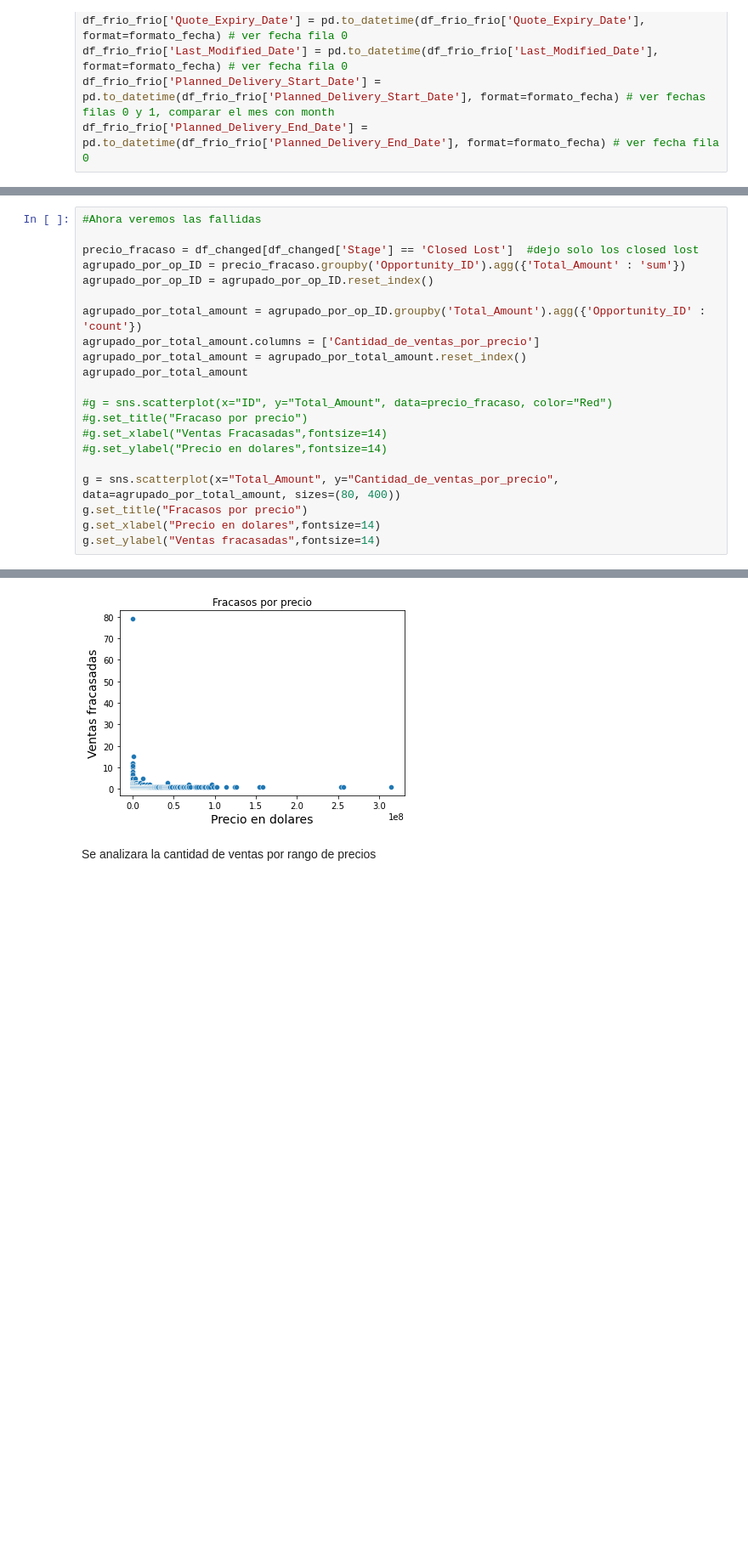
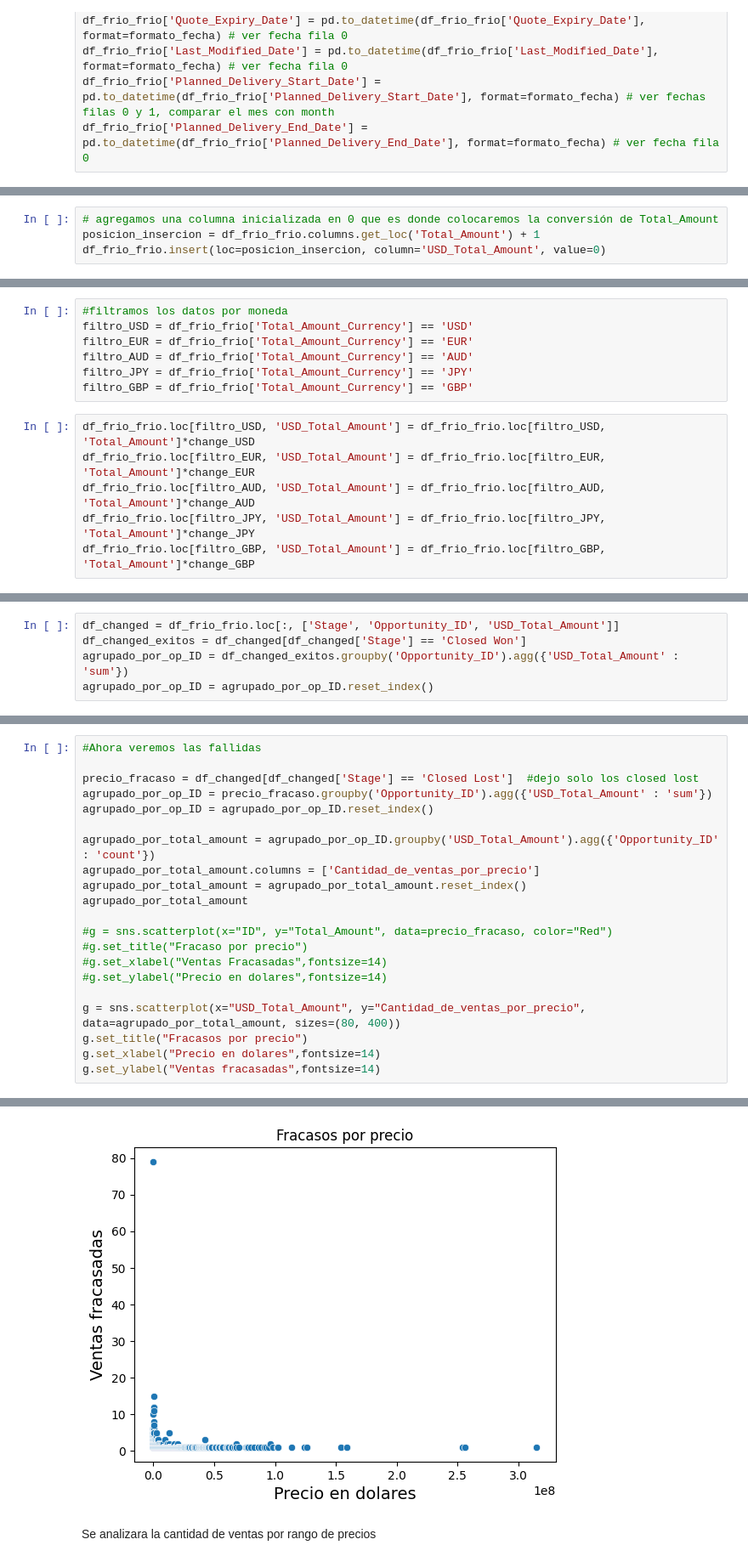
Before and after one commit to joaquinhojman/Entrenamieto_ECI_2020, a Jupyter notebook: TP1.ipynb, the cells around one changed output, grey strips where cells are left out. Shown at 85% size. Cells and saved outputs as stored; diff of their text form; blank space fills up the shorter version.

```diff
--- a/TP1.ipynb
+++ b/TP1.ipynb
@@ -99,0 +105,4 @@ df_frio_frio['Planned_Delivery_End_Date'] = pd.to_datetime(df_frio_frio['Planned
+# %%
+# agregamos una columna inicializada en 0 que es donde colocaremos la conversión de Total_Amount
+posicion_insercion = df_frio_frio.columns.get_loc('Total_Amount') + 1
+df_frio_frio.insert(loc=posicion_insercion, column='USD_Total_Amount', value=0)
@@ -100 +127,14 @@ df_frio_frio['Planned_Delivery_End_Date'] = pd.to_datetime(df_frio_frio['Planned
+# %%
+#filtramos los datos por moneda
+filtro_USD = df_frio_frio['Total_Amount_Currency'] == 'USD'
+filtro_EUR = df_frio_frio['Total_Amount_Currency'] == 'EUR'
+filtro_AUD = df_frio_frio['Total_Amount_Currency'] == 'AUD'
+filtro_JPY = df_frio_frio['Total_Amount_Currency'] == 'JPY'
+filtro_GBP = df_frio_frio['Total_Amount_Currency'] == 'GBP'
+# %%
+df_frio_frio.loc[filtro_USD, 'USD_Total_Amount'] = df_frio_frio.loc[filtro_USD, 'Total_Amount']*change_USD
+df_frio_frio.loc[filtro_EUR, 'USD_Total_Amount'] = df_frio_frio.loc[filtro_EUR, 'Total_Amount']*change_EUR
+df_frio_frio.loc[filtro_AUD, 'USD_Total_Amount'] = df_frio_frio.loc[filtro_AUD, 'Total_Amount']*change_AUD
+df_frio_frio.loc[filtro_JPY, 'USD_Total_Amount'] = df_frio_frio.loc[filtro_JPY, 'Total_Amount']*change_JPY
+df_frio_frio.loc[filtro_GBP, 'USD_Total_Amount'] = df_frio_frio.loc[filtro_GBP, 'Total_Amount']*change_GBP
 # %%
@@ -345,0 +392,5 @@ Text(0, 0.5, 'Ventas exitosas')
+# %%
+df_changed = df_frio_frio.loc[:, ['Stage', 'Opportunity_ID', 'USD_Total_Amount']]
+df_changed_exitos = df_changed[df_changed['Stage'] == 'Closed Won']
+agrupado_por_op_ID = df_changed_exitos.groupby('Opportunity_ID').agg({'USD_Total_Amount' : 'sum'})
+agrupado_por_op_ID = agrupado_por_op_ID.reset_index()
@@ -362,27 +446,27 @@ df_changed[df_changed['Stage'] == 'Closed Won']
 # %%
 #Ahora veremos las fallidas
 
 precio_fracaso = df_changed[df_changed['Stage'] == 'Closed Lost']  #dejo solo los closed lost
-agrupado_por_op_ID = precio_fracaso.groupby('Opportunity_ID').agg({'Total_Amount' : 'sum'})
+agrupado_por_op_ID = precio_fracaso.groupby('Opportunity_ID').agg({'USD_Total_Amount' : 'sum'})
 agrupado_por_op_ID = agrupado_por_op_ID.reset_index()
 
-agrupado_por_total_amount = agrupado_por_op_ID.groupby('Total_Amount').agg({'Opportunity_ID' : 'count'})
+agrupado_por_total_amount = agrupado_por_op_ID.groupby('USD_Total_Amount').agg({'Opportunity_ID' : 'count'})
 agrupado_por_total_amount.columns = ['Cantidad_de_ventas_por_precio']
 agrupado_por_total_amount = agrupado_por_total_amount.reset_index()
 agrupado_por_total_amount
 
 #g = sns.scatterplot(x="ID", y="Total_Amount", data=precio_fracaso, color="Red")
 #g.set_title("Fracaso por precio")
 #g.set_xlabel("Ventas Fracasadas",fontsize=14)
 #g.set_ylabel("Precio en dolares",fontsize=14)
 
-g = sns.scatterplot(x="Total_Amount", y="Cantidad_de_ventas_por_precio", data=agrupado_por_total_amount, sizes=(80, 400))
+g = sns.scatterplot(x="USD_Total_Amount", y="Cantidad_de_ventas_por_precio", data=agrupado_por_total_amount, sizes=(80, 400))
 g.set_title("Fracasos por precio")
 g.set_xlabel("Precio en dolares",fontsize=14)
 g.set_ylabel("Ventas fracasadas",fontsize=14)
 # %% [output]
 Text(0, 0.5, 'Ventas fracasadas')
-[figure, old version]
+[figure, new version]
 # %% [markdown]
 Se analizara la cantidad de ventas por rango de precios
 # %%
```
Also changed, not shown: parts of 257 cells of this notebook.
